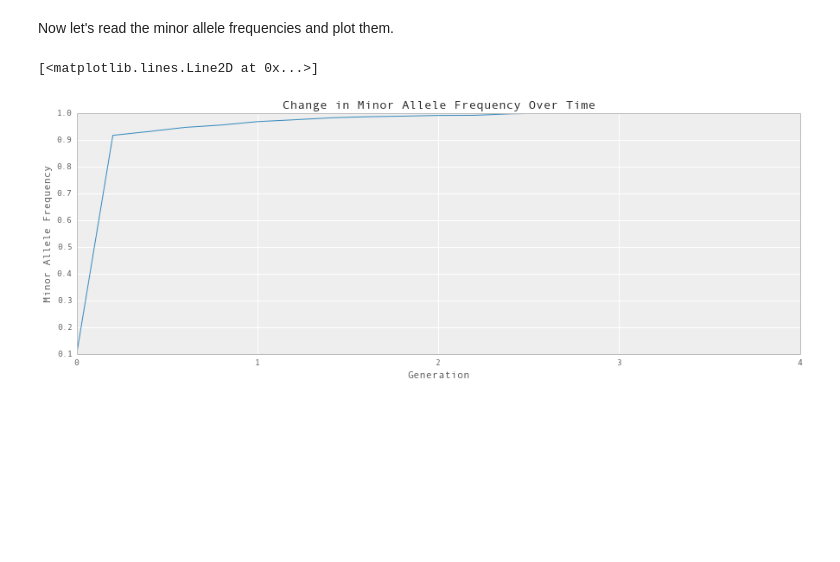
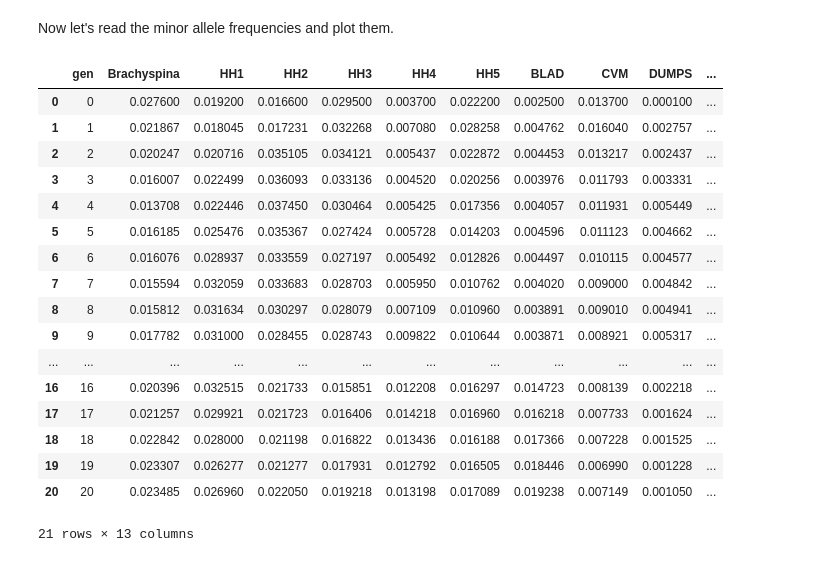
Before and after one commit to wintermind/multiple-recessives, a Jupyter notebook: Analyze Simulation Results.ipynb, the cells around one changed output. Cells and saved outputs as stored; diff of their text form; code cells hidden in the pictures; blank space fills up the shorter version.

```diff
--- a/Analyze Simulation Results.ipynb
+++ b/Analyze Simulation Results.ipynb
@@ -64,18 +92,29 @@ ax.legend(loc='best')
 # %% [markdown]
 Now let's read the minor allele frequencies and plot them.
-# %%
-freqs = pd.read_csv('../test/minor_allele_frequencies_pryce_20_gen_1_rec_polled.txt', \
-                   sep='\t', header=None, names=['gen','allele_freq'])
-fig = plt.figure()
-ax = fig.add_subplot(1, 1, 1)
-labels = ax.set_xticklabels(freqs['gen'].unique())
-ax.set_title('Change in Minor Allele Frequency Over Time')
-ax.set_xlabel('Generation')
-ax.set_ylabel('Minor Allele Frequency')
-ax.plot(freqs['allele_freq'])
-#
-# Why are the x-axis labels incorrect?
-#
-# %% [output]
-[<matplotlib.lines.Line2D at 0x...>]
-[figure, removed]
+# %%
+freqs = pd.read_csv('../recessives/minor_allele_frequencies_pryce_20_gen_12_rec.txt', \
+                   sep='\t', header=None, names=['gen', 'Brachyspina',
+                                                 'HH1', 'HH2', 'HH3',
+                                                 'HH4', 'HH5', 'BLAD',
+                                                 'CVM', 'DUMPS', 'Mulefoot',
+                                                 'Polled', 'Red'])
+freqs
+# %% [output]
+|  | gen | Brachyspina | HH1 | HH2 | HH3 | HH4 | HH5 | BLAD | CVM | DUMPS | ... |
+| 0 | 0 | 0.027600 | 0.019200 | 0.016600 | 0.029500 | 0.003700 | 0.022200 | 0.002500 | 0.013700 | 0.000100 | ... |
+| 1 | 1 | 0.021867 | 0.018045 | 0.017231 | 0.032268 | 0.007080 | 0.028258 | 0.004762 | 0.016040 | 0.002757 | ... |
+| 2 | 2 | 0.020247 | 0.020716 | 0.035105 | 0.034121 | 0.005437 | 0.022872 | 0.004453 | 0.013217 | 0.002437 | ... |
+| 3 | 3 | 0.016007 | 0.022499 | 0.036093 | 0.033136 | 0.004520 | 0.020256 | 0.003976 | 0.011793 | 0.003331 | ... |
+| 4 | 4 | 0.013708 | 0.022446 | 0.037450 | 0.030464 | 0.005425 | 0.017356 | 0.004057 | 0.011931 | 0.005449 | ... |
+| 5 | 5 | 0.016185 | 0.025476 | 0.035367 | 0.027424 | 0.005728 | 0.014203 | 0.004596 | 0.011123 | 0.004662 | ... |
+| 6 | 6 | 0.016076 | 0.028937 | 0.033559 | 0.027197 | 0.005492 | 0.012826 | 0.004497 | 0.010115 | 0.004577 | ... |
+| 7 | 7 | 0.015594 | 0.032059 | 0.033683 | 0.028703 | 0.005950 | 0.010762 | 0.004020 | 0.009000 | 0.004842 | ... |
+| 8 | 8 | 0.015812 | 0.031634 | 0.030297 | 0.028079 | 0.007109 | 0.010960 | 0.003891 | 0.009010 | 0.004941 | ... |
+| 9 | 9 | 0.017782 | 0.031000 | 0.028455 | 0.028743 | 0.009822 | 0.010644 | 0.003871 | 0.008921 | 0.005317 | ... |
+| ... | ... | ... | ... | ... | ... | ... | ... | ... | ... | ... | ... |
+| 16 | 16 | 0.020396 | 0.032515 | 0.021733 | 0.015851 | 0.012208 | 0.016297 | 0.014723 | 0.008139 | 0.002218 | ... |
+| 17 | 17 | 0.021257 | 0.029921 | 0.021723 | 0.016406 | 0.014218 | 0.016960 | 0.016218 | 0.007733 | 0.001624 | ... |
+| 18 | 18 | 0.022842 | 0.028000 | 0.021198 | 0.016822 | 0.013436 | 0.016188 | 0.017366 | 0.007228 | 0.001525 | ... |
+| 19 | 19 | 0.023307 | 0.026277 | 0.021277 | 0.017931 | 0.012792 | 0.016505 | 0.018446 | 0.006990 | 0.001228 | ... |
+| 20 | 20 | 0.023485 | 0.026960 | 0.022050 | 0.019218 | 0.013198 | 0.017089 | 0.019238 | 0.007149 | 0.001050 | ... |
+21 rows × 13 columns
```
Also changed, not shown: parts of 6 cells of this notebook, 1 other file.
